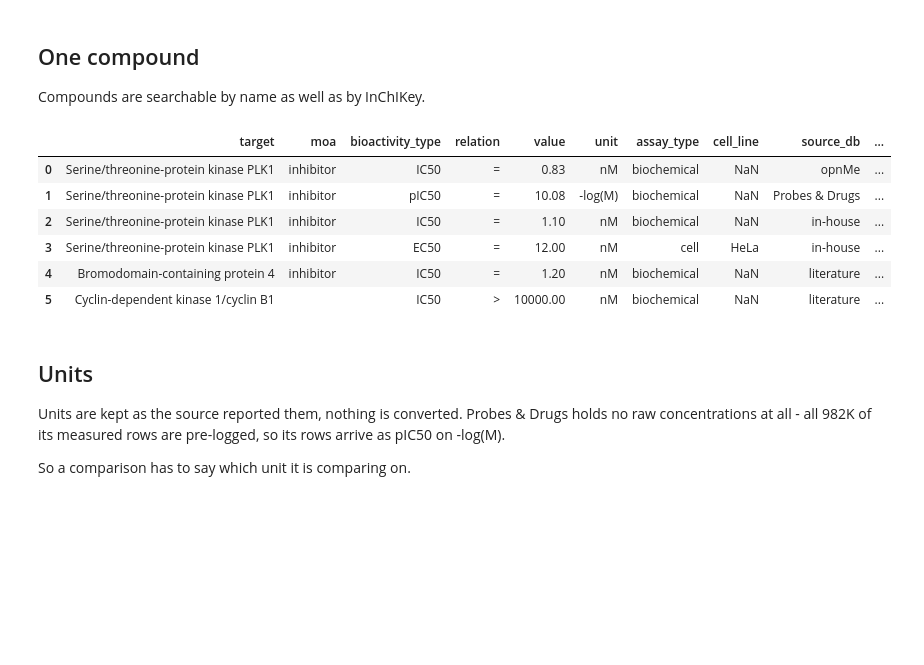
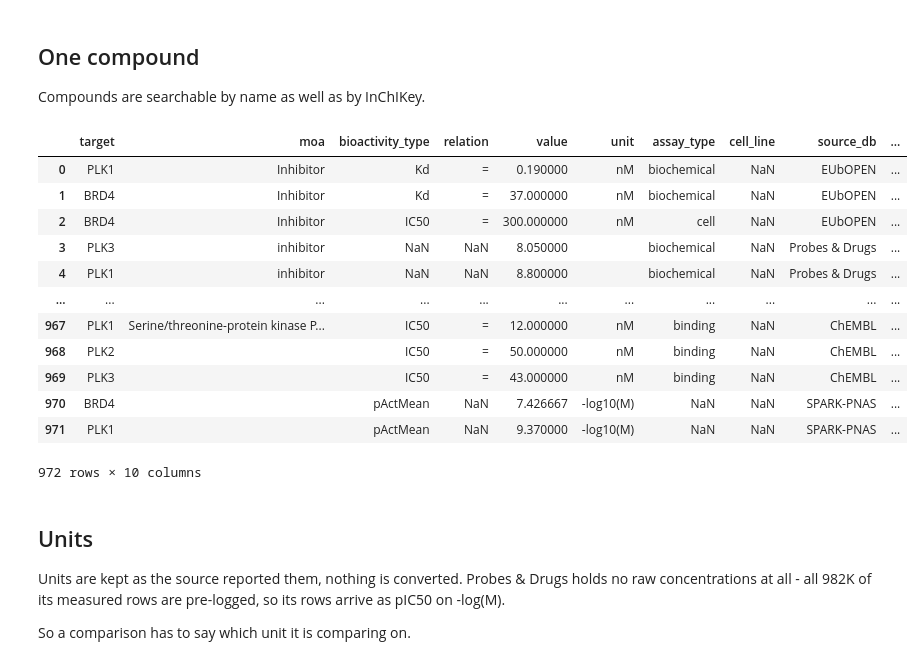
Before and after one commit to SCHMM-MelMar/Summer-School-2026, a Jupyter notebook: examples/explore_db.ipynb, the cells around one changed output. Cells and saved outputs as stored; diff of their text form; code cells hidden in the pictures; blank space fills up the shorter version.

```diff
--- a/examples/explore_db.ipynb
+++ b/examples/explore_db.ipynb
@@ -13,15 +20,25 @@ import pandas as pd
 
 from probedb import ProbeDB
 from loader import load, load_all
-from loader.load import STAGING # the repository's staging directory
+from loader.load import STAGING  # the repository's staging directory
 
 pd.set_option("display.max_colwidth", 44)
 pd.set_option("display.width", 170)
 
-db = ProbeDB(":memory:", create=True)
+DB = STAGING.parent / "probe.db"
+if not DB.exists():
+    raise FileNotFoundError(
+        f"{DB} not found. Build it first:\n"
+        f"    python examples/populate_db.py --lenient"
+    )
 
-load(db, STAGING / "_template", source="template")
-# load_all(db, STAGING) # every source directory instead
+# no create=True: the file already has its tables, and nothing here writes
+db = ProbeDB(DB)
+
+# to build from the staging files instead, leaving the file alone:
+# db = ProbeDB(":memory:", create=True)
+# load_all(db, STAGING, strict=False)            # strict=True refuses a bad directory
+# load(db, STAGING / "opnme", source="opnme")    # or one directory at a time
 
 db.counts()
 # %% [output]
@@ -152,19 +366,24 @@ db.read('''
 
 Compounds are searchable by name as well as by InChIKey.
 # %%
-BI_3802 = "GXTJETQFYHZHNB-GASCZTMLSA-N"
-
+# accepts a name, an InChIKey or a ChEMBL id
 db.bioactivities(compound="BI-2536")[
     ["target", "moa", "bioactivity_type", "relation", "value", "unit",
      "assay_type", "cell_line", "source_db", "source"]]
 # %% [output]
 |  | target | moa | bioactivity_type | relation | value | unit | assay_type | cell_line | source_db | ... |
-| 0 | Serine/threonine-protein kinase PLK1 | inhibitor | IC50 | = | 0.83 | nM | biochemical | NaN | opnMe | ... |
-| 1 | Serine/threonine-protein kinase PLK1 | inhibitor | pIC50 | = | 10.08 | -log(M) | biochemical | NaN | Probes & Drugs | ... |
-| 2 | Serine/threonine-protein kinase PLK1 | inhibitor | IC50 | = | 1.10 | nM | biochemical | NaN | in-house | ... |
-| 3 | Serine/threonine-protein kinase PLK1 | inhibitor | EC50 | = | 12.00 | nM | cell | HeLa | in-house | ... |
-| 4 | Bromodomain-containing protein 4 | inhibitor | IC50 | = | 1.20 | nM | biochemical | NaN | literature | ... |
-| 5 | Cyclin-dependent kinase 1/cyclin B1 |  | IC50 | > | 10000.00 | nM | biochemical | NaN | literature | ... |
+| 0 | PLK1 | Inhibitor | Kd | = | 0.190000 | nM | biochemical | NaN | EUbOPEN | ... |
+| 1 | BRD4 | Inhibitor | Kd | = | 37.000000 | nM | biochemical | NaN | EUbOPEN | ... |
+| 2 | BRD4 | Inhibitor | IC50 | = | 300.000000 | nM | cell | NaN | EUbOPEN | ... |
+| 3 | PLK3 | inhibitor | NaN | NaN | 8.050000 |  | biochemical | NaN | Probes & Drugs | ... |
+| 4 | PLK1 | inhibitor | NaN | NaN | 8.800000 |  | biochemical | NaN | Probes & Drugs | ... |
+| ... | ... | ... | ... | ... | ... | ... | ... | ... | ... | ... |
+| 967 | PLK1 | Serine/threonine-protein kinase P... | IC50 | = | 12.000000 | nM | binding | NaN | ChEMBL | ... |
+| 968 | PLK2 |  | IC50 | = | 50.000000 | nM | binding | NaN | ChEMBL | ... |
+| 969 | PLK3 |  | IC50 | = | 43.000000 | nM | binding | NaN | ChEMBL | ... |
+| 970 | BRD4 |  | pActMean | NaN | 7.426667 | -log10(M) | NaN | NaN | SPARK-PNAS | ... |
+| 971 | PLK1 |  | pActMean | NaN | 9.370000 | -log10(M) | NaN | NaN | SPARK-PNAS | ... |
+972 rows × 10 columns
 # %% [markdown]
 ## Units
 
```
Also changed, not shown: parts of 32 cells of this notebook, 10 other files.
